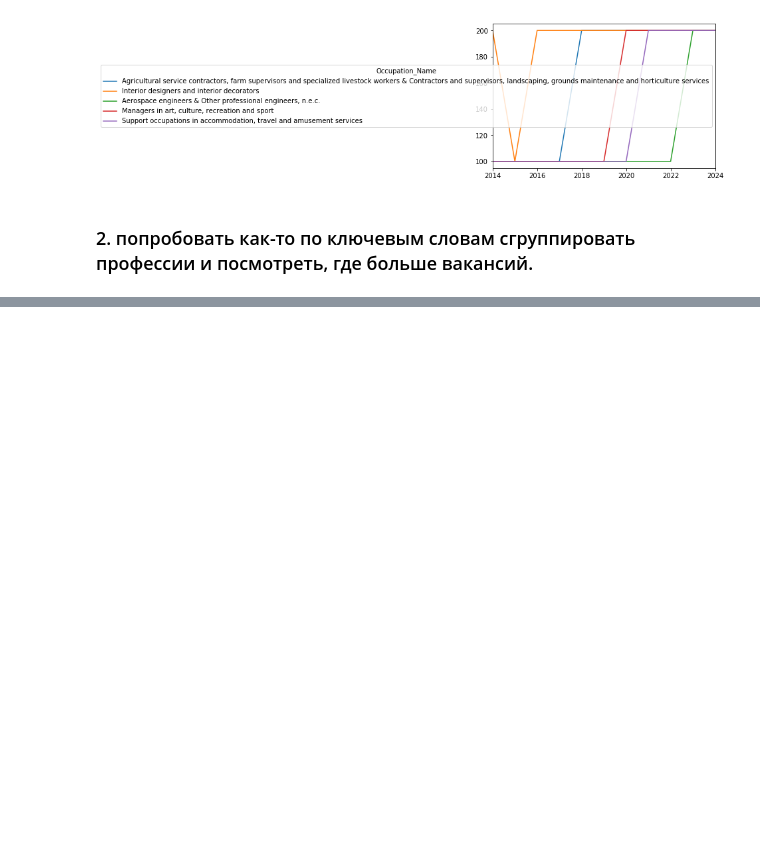
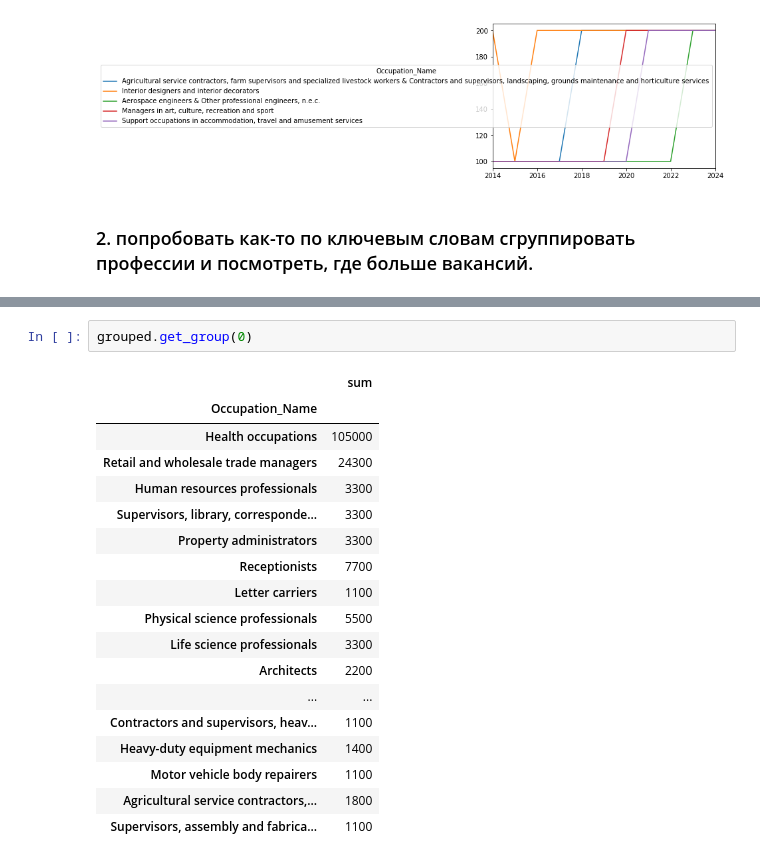
Before and after one commit to livestalker-archive/python-17, a Jupyter notebook: hw8/hw8.ipynb, the cells around one changed output, grey strips where cells are left out. Drawn from its saved outputs; the diff is of its cells as text; blank space fills up the shorter version.

```diff
--- a/hw8/hw8.ipynb
+++ b/hw8/hw8.ipynb
@@ -297,0 +369,21 @@ data.loc[max_idx].T.plot()
+# %%
+grouped.get_group(0)
+# %% [output]
+|  | sum |
+| Occupation_Name |  |
+| Health occupations | 105000 |
+| Retail and wholesale trade managers | 24300 |
+| Human resources professionals | 3300 |
+| Supervisors, library, corresponde... | 3300 |
+| Property administrators | 3300 |
+| Receptionists | 7700 |
+| Letter carriers | 1100 |
+| Physical science professionals | 5500 |
+| Life science professionals | 3300 |
+| Architects | 2200 |
+| ... | ... |
+| Contractors and supervisors, heav... | 1100 |
+| Heavy-duty equipment mechanics | 1400 |
+| Motor vehicle body repairers | 1100 |
+| Agricultural service contractors,... | 1800 |
+| Supervisors, assembly and fabrica... | 1100 |
```
Also changed, not shown: parts of 11 cells of this notebook.
